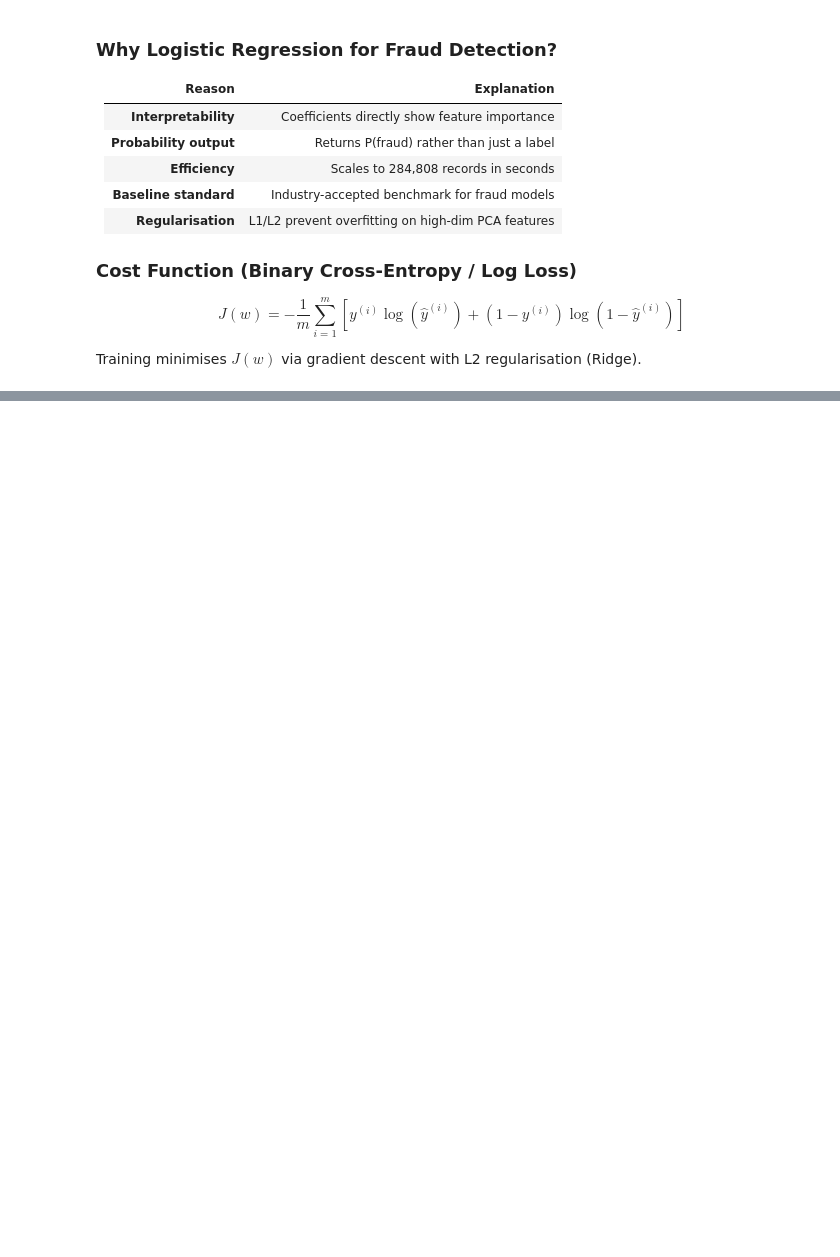
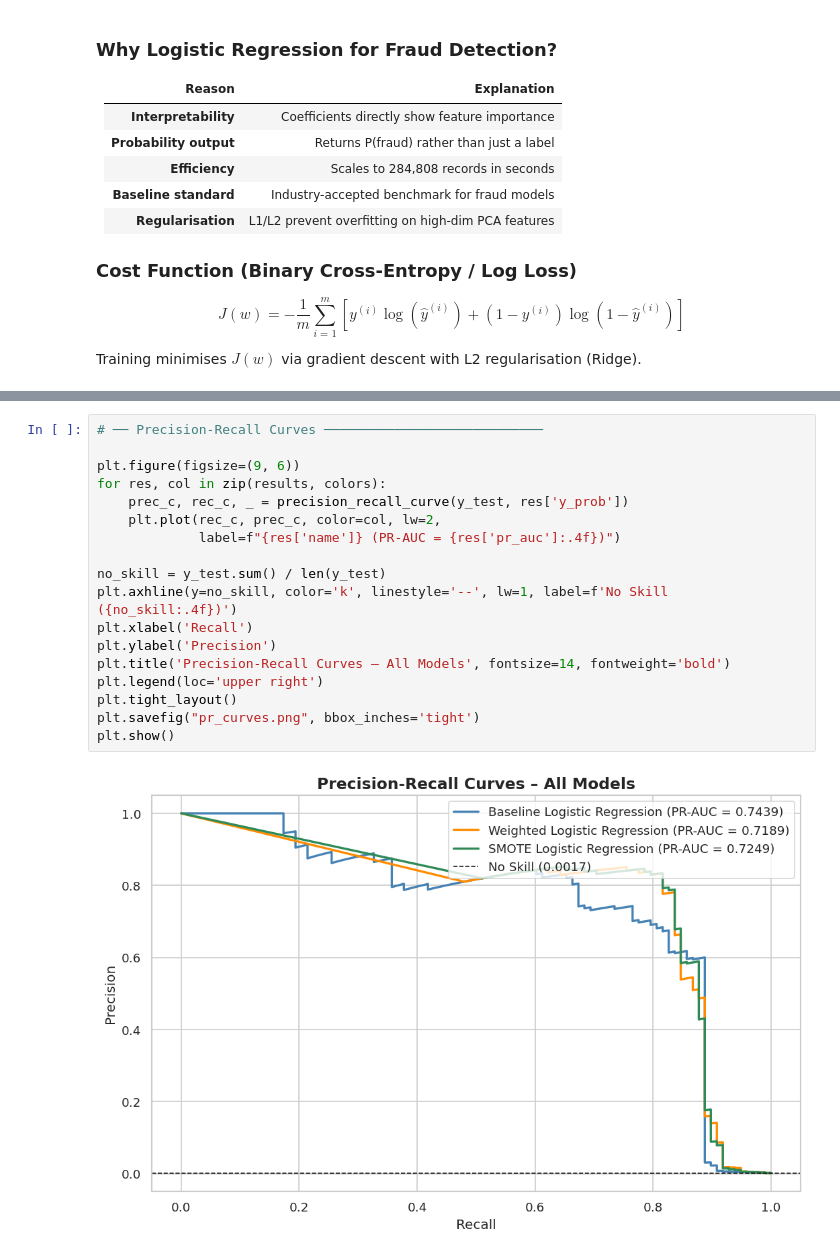
Before and after one commit to ridmikaw/ML-Assignment-Logistic-Regression, a Jupyter notebook: IT22088246.ipynb, the cells around one changed output, grey strips where cells are left out. Drawn from its saved outputs; the diff is of its cells as text; blank space fills up the shorter version.

```diff
--- a/IT22088246.ipynb
+++ b/IT22088246.ipynb
@@ -343,0 +454,20 @@ print("✅ SMOTE-based Logistic Regression trained")
+# %%
+# ── Precision-Recall Curves ────────────────────────────
+
+plt.figure(figsize=(9, 6))
+for res, col in zip(results, colors):
+    prec_c, rec_c, _ = precision_recall_curve(y_test, res['y_prob'])
+    plt.plot(rec_c, prec_c, color=col, lw=2,
+             label=f"{res['name']} (PR-AUC = {res['pr_auc']:.4f})")
+
+no_skill = y_test.sum() / len(y_test)
+plt.axhline(y=no_skill, color='k', linestyle='--', lw=1, label=f'No Skill ({no_skill:.4f})')
+plt.xlabel('Recall')
+plt.ylabel('Precision')
+plt.title('Precision-Recall Curves – All Models', fontsize=14, fontweight='bold')
+plt.legend(loc='upper right')
+plt.tight_layout()
+plt.savefig("pr_curves.png", bbox_inches='tight')
+plt.show()
+# %% [output]
+[figure, added]
```
Also changed, not shown: parts of 8 cells of this notebook.
